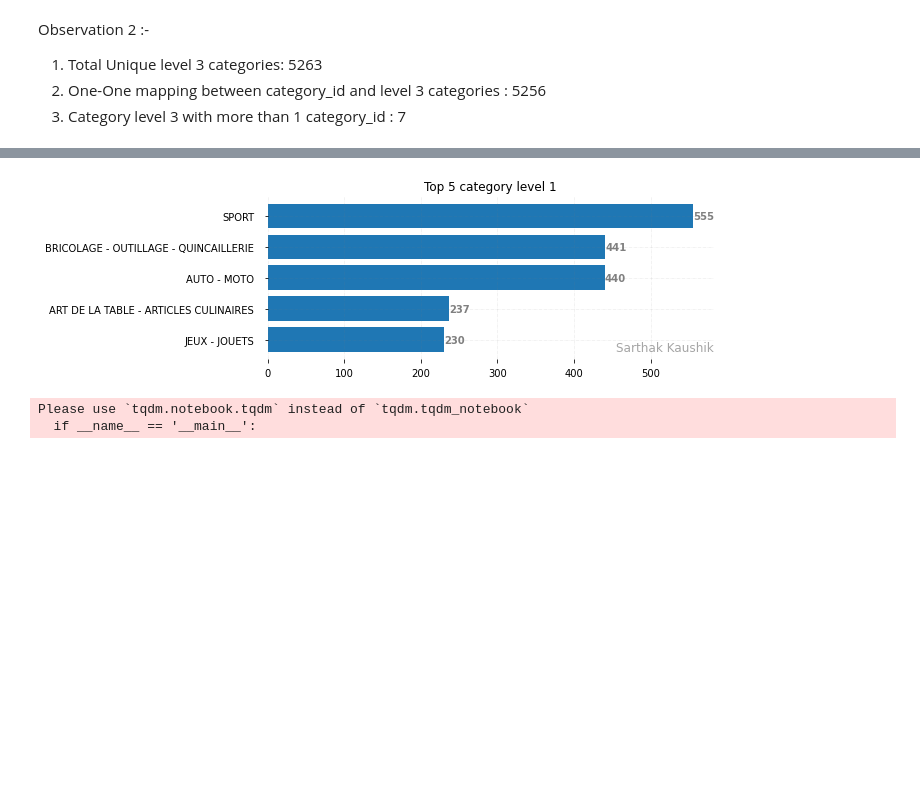
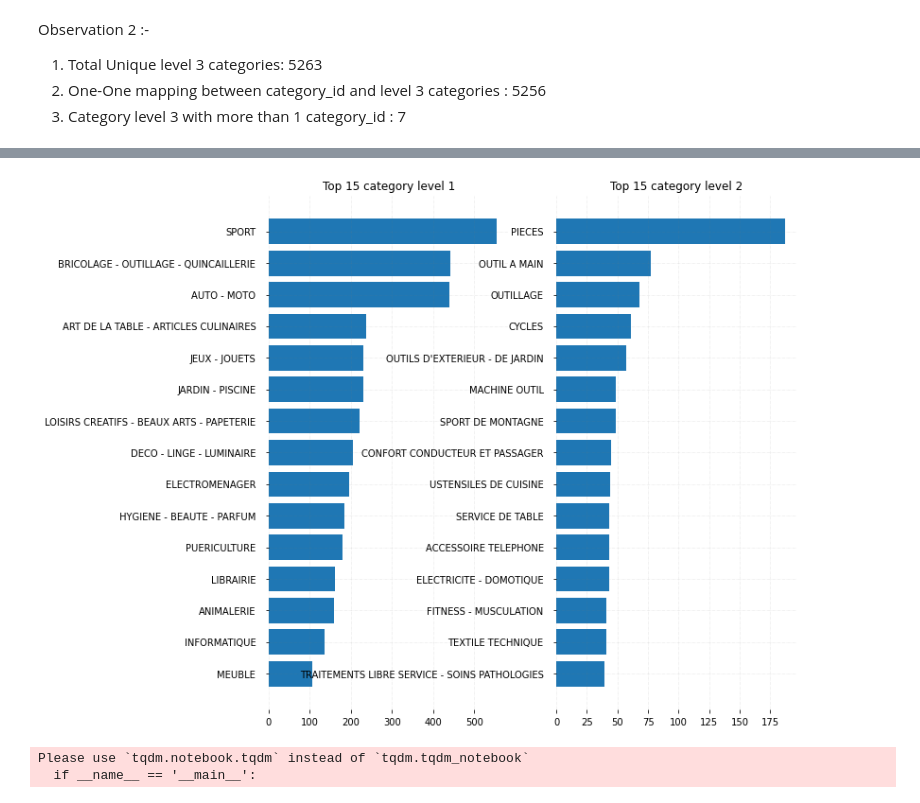
Before and after one commit to sarthakkaushik/Cdiscount-Image-Classification, a Jupyter notebook: Cdiscount_EDA.ipynb, the cells around one changed output, grey strips where cells are left out. Drawn from its saved outputs; the diff is of its cells as text; code cells hidden in the pictures; blank space fills up the shorter version.

```diff
--- a/Cdiscount_EDA.ipynb
+++ b/Cdiscount_EDA.ipynb
@@ -153,48 +145,54 @@ import seaborn as sns
 # %%
-cat1_count=categories_df['category_level1'].value_counts().to_frame().reset_index()
-
-name_cat1 = cat1_count['index'].head(5)
-count_cat1 = cat1_count['category_level1'].head(5)
-
-# Figure Size
-fig, ax = plt.subplots(figsize =(8, 3))
-
-# Horizontal Bar Plot
-ax.barh(name_cat1,count_cat1)
-
-# Remove axes splines
-for s in ['top', 'bottom', 'left', 'right']:
-    ax.spines[s].set_visible(False)
+col_name=['category_level1', 'category_level2']
+fig, ax = plt.subplots(1,2,figsize =(10, 10))
+ax = ax.flatten()
+ax[0].set_title('Top 15 category level 1')
+ax[1].set_title('Top 15 category level 2')
 
 
-# Add padding between axes and labels
-ax.xaxis.set_tick_params(pad = 5)
-ax.yaxis.set_tick_params(pad = 10)
 
-# Add x, y gridlines
-ax.grid(b = True, color ='grey',
-        linestyle ='-.', linewidth = 0.5,
-        alpha = 0.2)
 
-# Show top values
-ax.invert_yaxis()
+for i, cat in enumerate(col_name):
 
-# Add annotation to bars
-for i in ax.patches:
-    plt.text(i.get_width()+0.2, i.get_y()+0.5,
-             str(round((i.get_width()), 2)),
-             fontsize = 10, fontweight ='bold',
-             color ='grey')
+    print('index=', i, 'category=', cat)
+    cat1_count = categories_df[cat].value_counts().to_frame().reset_index()
+    name_cat1 = cat1_count['index'].head(15)
+    count_cat1 = cat1_count[cat].head(15)
 
-# Add Plot Title
-ax.set_title('Top 5 category level 1',
-             loc ='center', )
+    # Figure Size
+    # fig, ax = plt.subplots(2,2,figsize =(16, 16))
+    # because ax will be a 2D array an we are converting into 1D array
+    # Add padding between axes and labels
+    ax[i].xaxis.set_tick_params(pad=5)
+    ax[i].yaxis.set_tick_params(pad=10)
 
-# Add Text watermark
-fig.text(0.9, 0.15, 'Sarthak Kaushik', fontsize = 12,
-         color ='grey', ha ='right', va ='bottom',
-         alpha = 0.7)
+    # Horizontal Bar Plot
+    ax[i].barh(name_cat1, count_cat1)
 
-# Show Plot
-plt.show()
+    # Remove axes splines
+    for s in ['top', 'bottom', 'left', 'right']:
+        ax[i].spines[s].set_visible(False)
+
+    # Add x, y gridlines
+    ax[i].grid(b=True, color='grey', linestyle='-.',
+                 linewidth=0.5, alpha=0.2)
+
+    # Show top values
+    ax[i].invert_yaxis()
+
+    # # # Add Text watermark
+    # # fig.text(0.9, 0.15, 'Sarthak Kaushik', fontsize = 12,
+    # #          color ='grey', ha ='right', va ='bottom',
+    # #          alpha = 0.7)
+
+    # #Add annotation to bars
+    # for i in ax[i].patches:
+    #     plt.text(i.get_width()+0.2, i.get_y()+0.5,
+    #              str(round((i.get_width()), 2)),
+    #              fontsize = 10, fontweight ='bold',
+    #              color ='grey')
+
+    # Add Plot Title
+    print("type-",type(cat),cat)
+    # ax[i].set_title('Top 5 ',cat, loc='center', )
 # %% [output]
@@ -201,4 +203,4 @@ plt.show()
-[figure, old version]
+[figure, new version]
 # %%
 train_bson_path = os.path.join(data_dir, "train.bson")
 test_bson_path = os.path.join(data_dir, "test.bson")
```
Also changed, not shown: parts of 5 cells of this notebook.
